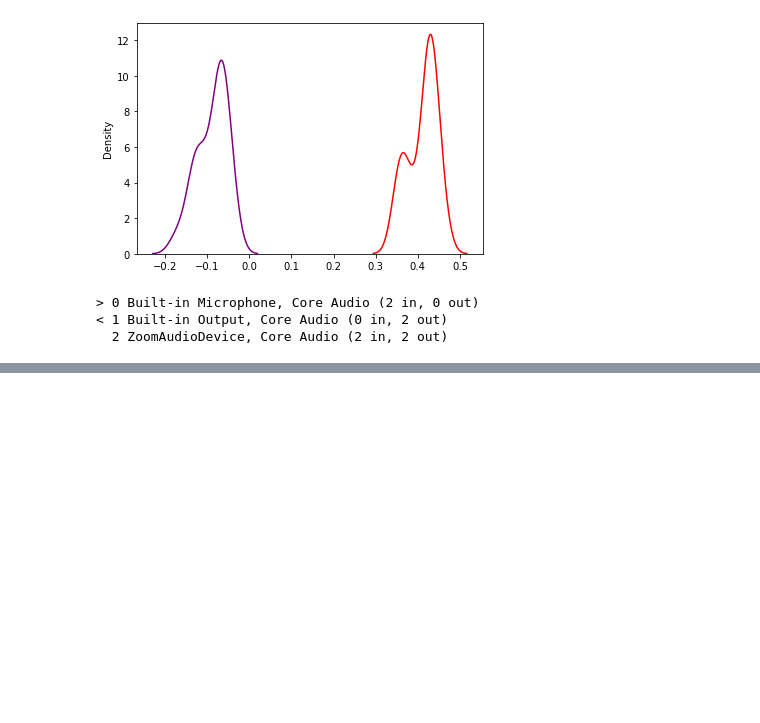
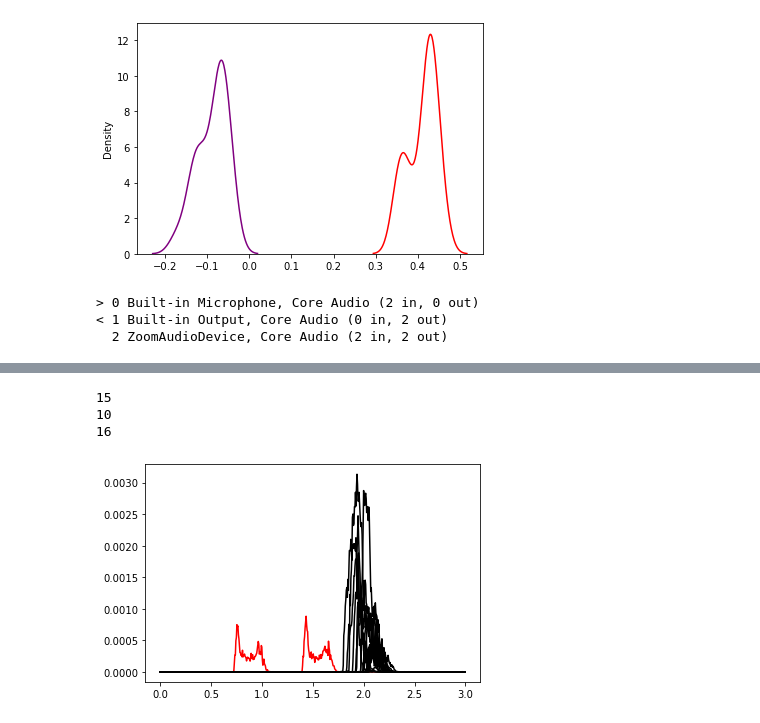
Before and after one commit to neurologic/AnimalBehavior_SP2021, a Jupyter notebook: VocalTurnTaking_RhythmExampleExpt.ipynb, the cells around one changed output, grey strips where cells are left out. Cells and saved outputs as stored; diff of their text form; code cells hidden in the pictures; blank space fills up the shorter version.

```diff
--- a/VocalTurnTaking_RhythmExampleExpt.ipynb
+++ b/VocalTurnTaking_RhythmExampleExpt.ipynb
@@ -210,0 +233,11 @@ plt.plot(xtime,jamming_trial)
+# %%
+ntrials = 20
+bout = np.repeat(jamming_trial,ntrials).reshape(len(jamming_trial),-1)
+
+catch_trials = np.random.choice(20,size=3)
+for i in catch_trials:
+    bout[:,i]=call_trial
+# %% [output]
+15
+10
+16
@@ -210,0 +246,6 @@ plt.plot(xtime,jamming_trial)
+# %%
+response_mat = []
+for trial in bout.T:
+    response = sd.playrec(data=trial,channels=1,samplerate=sampleRate)
+    sd.wait()
+    response_mat.append(response.flatten())
@@ -210,0 +254,26 @@ plt.plot(xtime,jamming_trial)
+# %%
+f, t, Sxx = signal.spectrogram(jamming_trial.flatten(),
+                               fs = sampleRate,
+                               window = 'hamming',
+                               nperseg = winsamp,
+                               noverlap = winsamp/2
+                              )
+call_env = np.sum(Sxx,0)
+# %%
+response_env = []
+for r in np.asarray(response_mat):
+    f, t, Sxx = signal.spectrogram(r.flatten(),
+                               fs = sampleRate,
+                               window = 'hamming',
+                               nperseg = winsamp,
+                               noverlap = winsamp/2
+                              )
+    response_env.append(np.sum(Sxx,0))
+response_env = np.asarray(response_env).T
+# plt.pcolormesh(t, f, np.log(Sxx), cmap='plasma')
+# plt.ylim(0,15000)
+# %%
+plt.plot(t,call_env,color = 'red')
+plt.plot(t,response_env,color = 'black');
+# %% [output]
+[figure, added]
```
Also changed, not shown: parts of 22 cells of this notebook.
